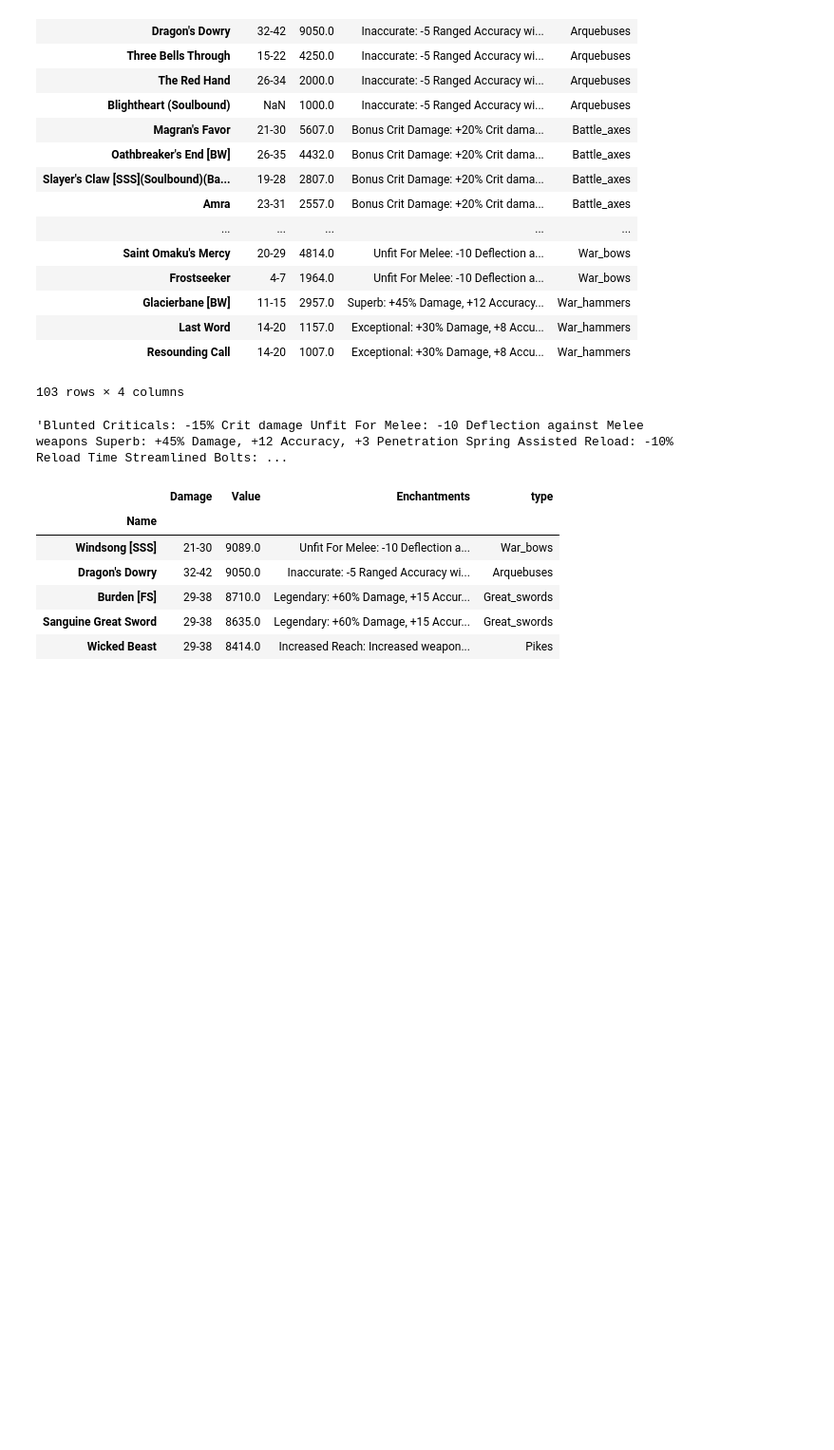
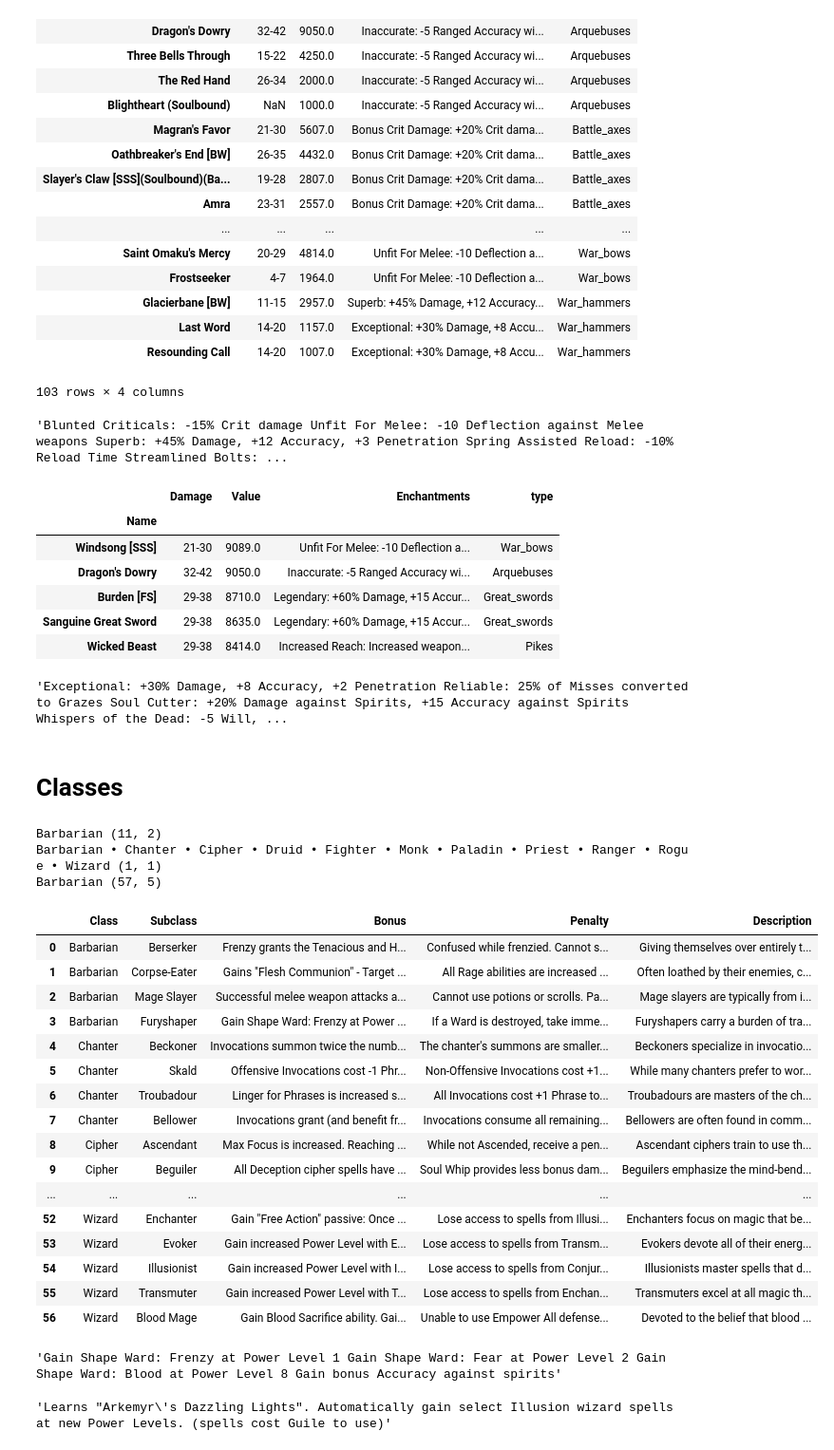
Before and after one commit to ljdcvda/Data-Science-Projects, a Jupyter notebook: deadfire/deadfire.ipynb, the cells around one changed output. Shown at 95% size. Drawn from its saved outputs; the diff is of its cells as text; code cells hidden in the pictures; blank space fills up the shorter version.

```diff
--- a/deadfire/deadfire.ipynb
+++ b/deadfire/deadfire.ipynb
@@ -91,3 +91,49 @@ combined_table.sort_values(by='Value', ascending=False).head()
 | Burden [FS] | 29-38 | 8710.0 | Legendary: +60% Damage, +15 Accur... | Great_swords |
 | Sanguine Great Sword | 29-38 | 8635.0 | Legendary: +60% Damage, +15 Accur... | Great_swords |
 | Wicked Beast | 29-38 | 8414.0 | Increased Reach: Increased weapon... | Pikes |
+# %%
+combined_table = combined_table.fillna('')
+combined_table[combined_table['Enchantments'].str.contains('Spirit')].iloc[1]['Enchantments']
+# %% [output]
+'Exceptional: +30% Damage, +8 Accuracy, +2 Penetration Reliable: 25% of Misses converted to Grazes Soul Cutter: +20% Damage against Spirits, +15 Accuracy against Spirits Whispers of the Dead: -5 Will, ...
+# %% [markdown]
+# Classes
+# %%
+import pandas as pd
+url = "https://pillarsofeternity.gamepedia.com/Subclasses"
+table_list = pd.read_html(url)
+for table in table_list:
+    print(table.iloc[0,0], table.shape)
+# %% [output]
+Barbarian (11, 2)
+Barbarian • Chanter • Cipher • Druid • Fighter • Monk • Paladin • Priest • Ranger • Rogue • Wizard (1, 1)
+Barbarian (57, 5)
+# %%
+class_table = table_list[2]
+class_table
+# %% [output]
+|  | Class | Subclass | Bonus | Penalty | Description |
+| 0 | Barbarian | Berserker | Frenzy grants the Tenacious and H... | Confused while frenzied. Cannot s... | Giving themselves over entirely t... |
+| 1 | Barbarian | Corpse-Eater | Gains "Flesh Communion" - Target ... | All Rage abilities are increased ... | Often loathed by their enemies, c... |
+| 2 | Barbarian | Mage Slayer | Successful melee weapon attacks a... | Cannot use potions or scrolls. Pa... | Mage slayers are typically from i... |
+| 3 | Barbarian | Furyshaper | Gain Shape Ward: Frenzy at Power ... | If a Ward is destroyed, take imme... | Furyshapers carry a burden of tra... |
+| 4 | Chanter | Beckoner | Invocations summon twice the numb... | The chanter's summons are smaller... | Beckoners specialize in invocatio... |
+| 5 | Chanter | Skald | Offensive Invocations cost -1 Phr... | Non-Offensive Invocations cost +1... | While many chanters prefer to wor... |
+| 6 | Chanter | Troubadour | Linger for Phrases is increased s... | All Invocations cost +1 Phrase to... | Troubadours are masters of the ch... |
+| 7 | Chanter | Bellower | Invocations grant (and benefit fr... | Invocations consume all remaining... | Bellowers are often found in comm... |
+| 8 | Cipher | Ascendant | Max Focus is increased. Reaching ... | While not Ascended, receive a pen... | Ascendant ciphers train to use th... |
+| 9 | Cipher | Beguiler | All Deception cipher spells have ... | Soul Whip provides less bonus dam... | Beguilers emphasize the mind-bend... |
+| ... | ... | ... | ... | ... | ... |
+| 52 | Wizard | Enchanter | Gain "Free Action" passive: Once ... | Lose access to spells from Illusi... | Enchanters focus on magic that be... |
+| 53 | Wizard | Evoker | Gain increased Power Level with E... | Lose access to spells from Transm... | Evokers devote all of their energ... |
+| 54 | Wizard | Illusionist | Gain increased Power Level with I... | Lose access to spells from Conjur... | Illusionists master spells that d... |
+| 55 | Wizard | Transmuter | Gain increased Power Level with T... | Lose access to spells from Enchan... | Transmuters excel at all magic th... |
+| 56 | Wizard | Blood Mage | Gain Blood Sacrifice ability. Gai... | Unable to use Empower All defense... | Devoted to the belief that blood ... |
+# %%
+class_table.iloc[3]['Bonus']
+# %% [output]
+'Gain Shape Ward: Frenzy at Power Level 1 Gain Shape Ward: Fear at Power Level 2 Gain Shape Ward: Blood at Power Level 8 Gain bonus Accuracy against spirits'
+# %%
+class_table.iloc[49]['Bonus']
+# %% [output]
+'Learns "Arkemyr\'s Dazzling Lights". Automatically gain select Illusion wizard spells at new Power Levels. (spells cost Guile to use)'
```
Also changed, not shown: parts of 3 cells of this notebook, 5 other files.
